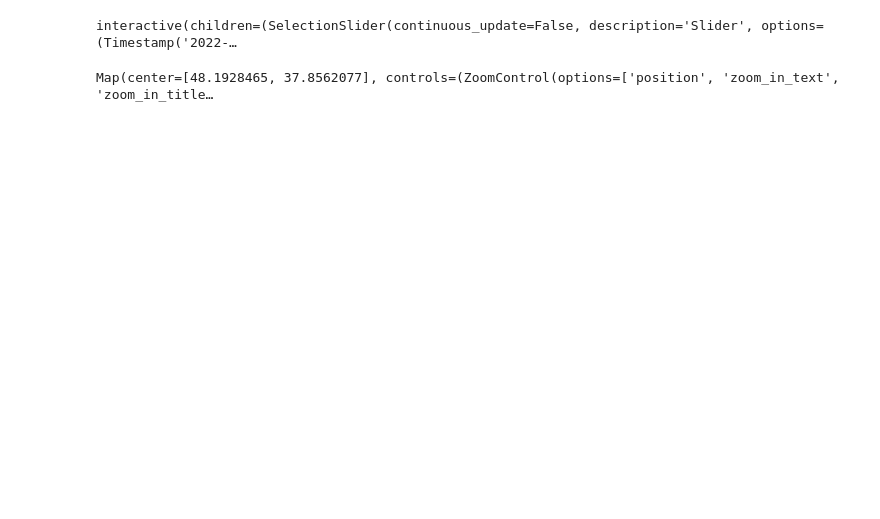
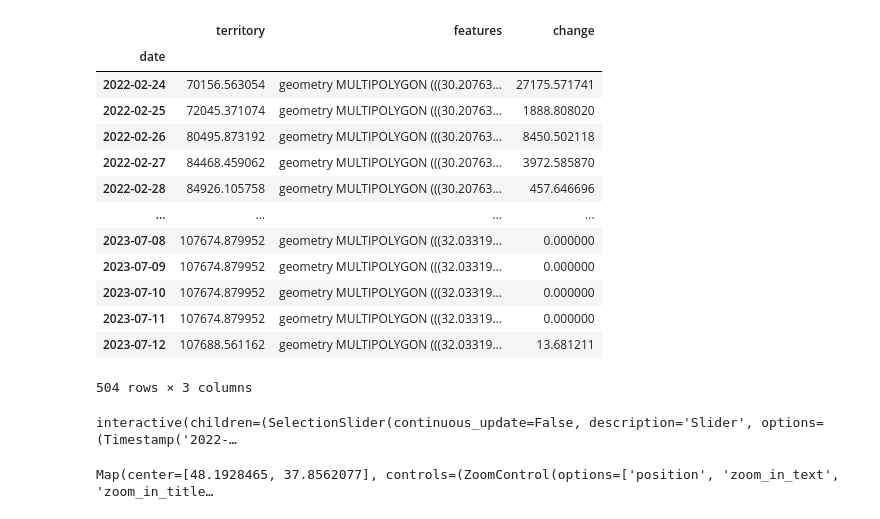
Before and after one commit to conflict-investigations/liveuamap-analysis, a Jupyter notebook: liveuamap_territory.ipynb, the cells around one changed output. Saved outputs shown, nothing was run; the diff lists cells and outputs as text; code cells hidden in the pictures; blank space fills up the shorter version.

```diff
--- a/liveuamap_territory.ipynb
+++ b/liveuamap_territory.ipynb
@@ -193,6 +256,23 @@ selection_slider = ipywidgets.SelectionSlider(options=list(adjusted.index),
                                               continuous_update=False,
                                               orientation='horizontal',
                                               readout=True)
+# %%
+adjusted
+# %% [output]
+|  | territory | features | change |
+| date |  |  |  |
+| 2022-02-24 | 70156.563054 | geometry MULTIPOLYGON (((30.20763... | 27175.571741 |
+| 2022-02-25 | 72045.371074 | geometry MULTIPOLYGON (((30.20763... | 1888.808020 |
+| 2022-02-26 | 80495.873192 | geometry MULTIPOLYGON (((30.20763... | 8450.502118 |
+| 2022-02-27 | 84468.459062 | geometry MULTIPOLYGON (((30.20763... | 3972.585870 |
+| 2022-02-28 | 84926.105758 | geometry MULTIPOLYGON (((30.20763... | 457.646696 |
+| ... | ... | ... | ... |
+| 2023-07-08 | 107674.879952 | geometry MULTIPOLYGON (((32.03319... | 0.000000 |
+| 2023-07-09 | 107674.879952 | geometry MULTIPOLYGON (((32.03319... | 0.000000 |
+| 2023-07-10 | 107674.879952 | geometry MULTIPOLYGON (((32.03319... | 0.000000 |
+| 2023-07-11 | 107674.879952 | geometry MULTIPOLYGON (((32.03319... | 0.000000 |
+| 2023-07-12 | 107688.561162 | geometry MULTIPOLYGON (((32.03319... | 13.681211 |
+504 rows × 3 columns
 # %%
 m = Map(basemap=basemaps.OpenStreetMap.Mapnik, center=(48.1928465, 37.8562077), zoom=5)
 
```
Also changed, not shown: parts of 54 cells of this notebook.
